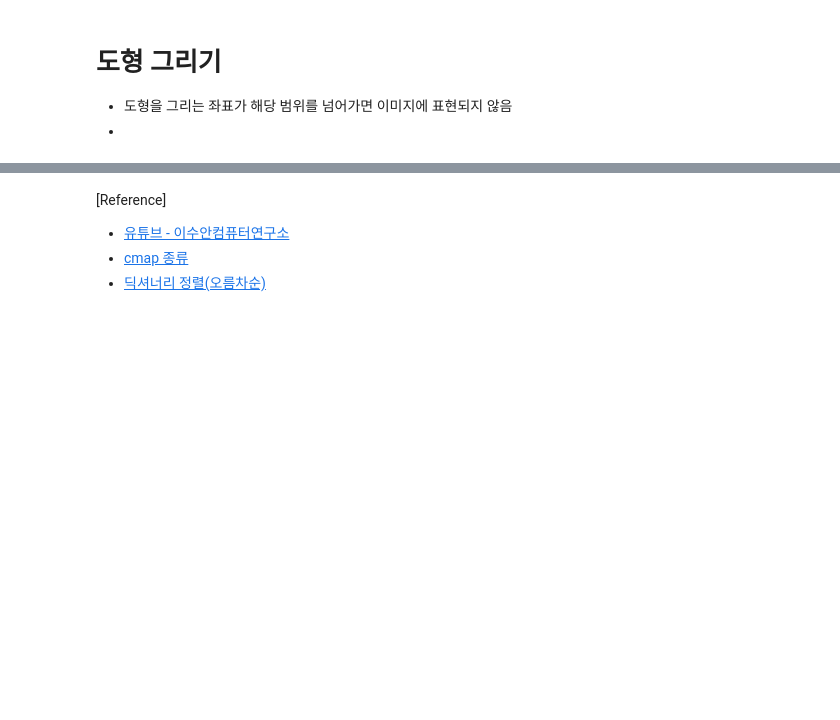
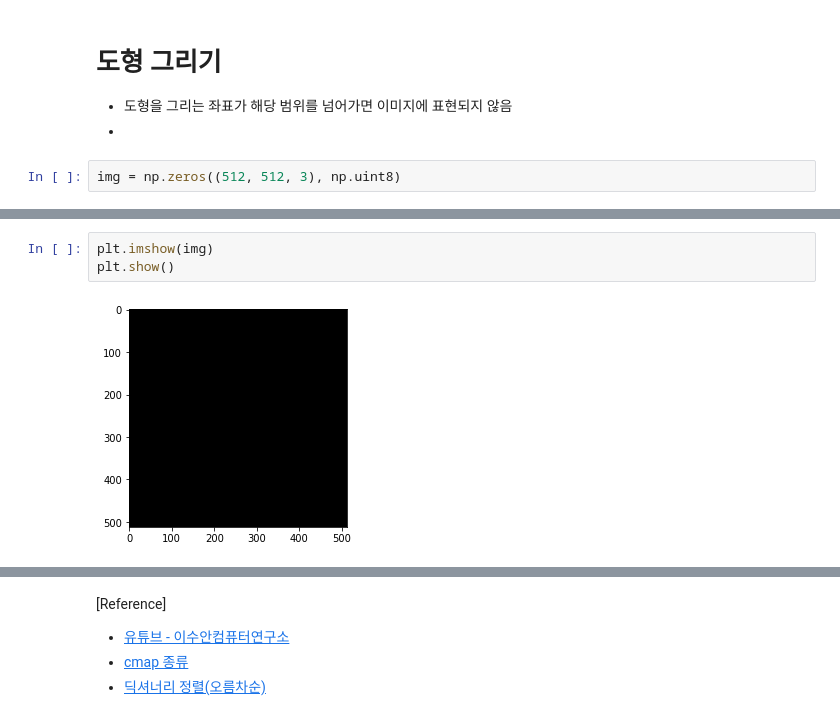
Before and after one commit to 85honesty/OpenCV, a Jupyter notebook: OpneCV_한번에_끝내기.ipynb, the cells around one changed output, grey strips where cells are left out. Saved outputs shown, nothing was run; the diff lists cells and outputs as text; blank space fills up the shorter version.

```diff
--- a/OpneCV_한번에_끝내기.ipynb
+++ b/OpneCV_한번에_끝내기.ipynb
@@ -513,3 +517,5 @@ cv2_imshow
 # 도형 그리기
 - 도형을 그리는 좌표가 해당 범위를 넘어가면 이미지에 표현되지 않음
 -
+# %%
+img = np.zeros((512, 512, 3), np.uint8)
@@ -515,0 +542,5 @@ cv2_imshow
+# %%
+plt.imshow(img)
+plt.show()
+# %% [output]
+[figure, added]
```
Also changed, not shown: parts of 41 cells of this notebook.
